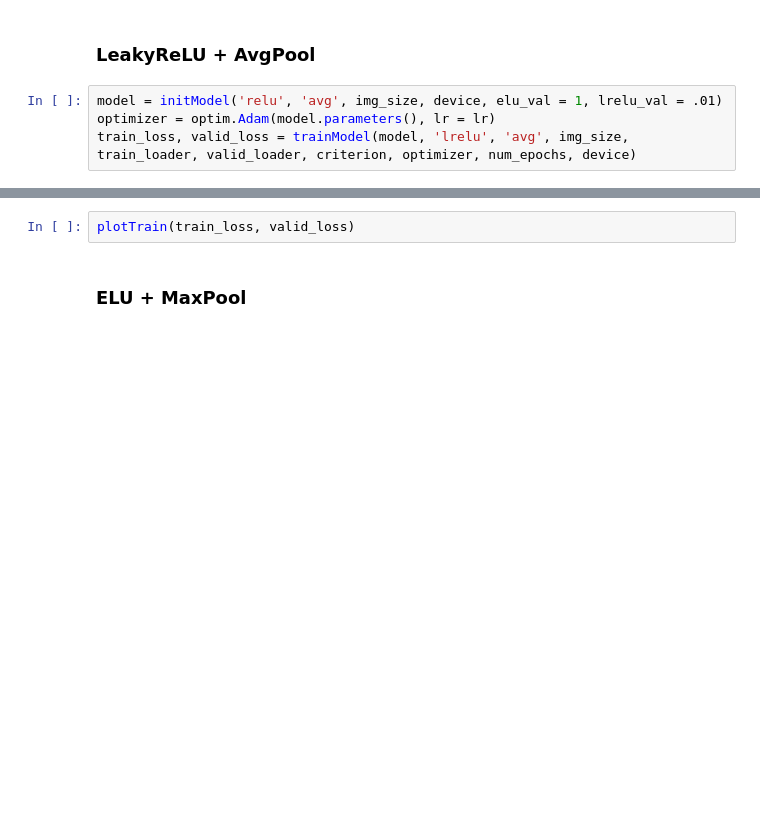
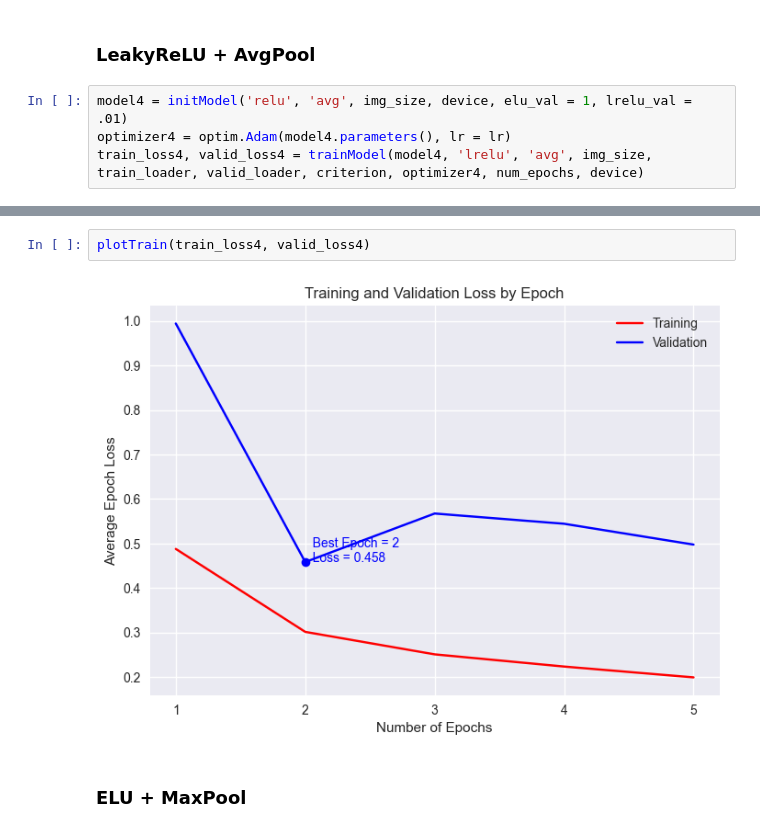
Before and after one commit to garrett-lam/CancerHistopathologyCNN, a Jupyter notebook: lung_colon_CNN.ipynb, the cells around one changed output, grey strips where cells are left out. Drawn from its saved outputs; the diff is of its cells as text; blank space fills up the shorter version.

```diff
--- a/lung_colon_CNN.ipynb
+++ b/lung_colon_CNN.ipynb
@@ -154,6 +187,6 @@ plotTrain(train_loss, valid_loss)
 # %% [markdown]
 ### LeakyReLU + AvgPool
 # %%
-model = initModel('relu', 'avg', img_size, device, elu_val = 1, lrelu_val = .01)
-optimizer = optim.Adam(model.parameters(), lr = lr)
-train_loss, valid_loss = trainModel(model, 'lrelu', 'avg', img_size, train_loader, valid_loader, criterion, optimizer, num_epochs, device)
+model4 = initModel('relu', 'avg', img_size, device, elu_val = 1, lrelu_val = .01)
+optimizer4 = optim.Adam(model4.parameters(), lr = lr)
+train_loss4, valid_loss4 = trainModel(model4, 'lrelu', 'avg', img_size, train_loader, valid_loader, criterion, optimizer4, num_epochs, device)
@@ -160,5 +211,7 @@ train_loss, valid_loss = trainModel(model, 'lrelu', 'avg', img_size, train_loade
-# %%
-plotTrain(train_loss, valid_loss)
+# %%
+plotTrain(train_loss4, valid_loss4)
+# %% [output]
+[figure, added]
 # %% [markdown]
 ### ELU + MaxPool
 # %%
```
Also changed, not shown: parts of 29 cells of this notebook, 2 other files.
